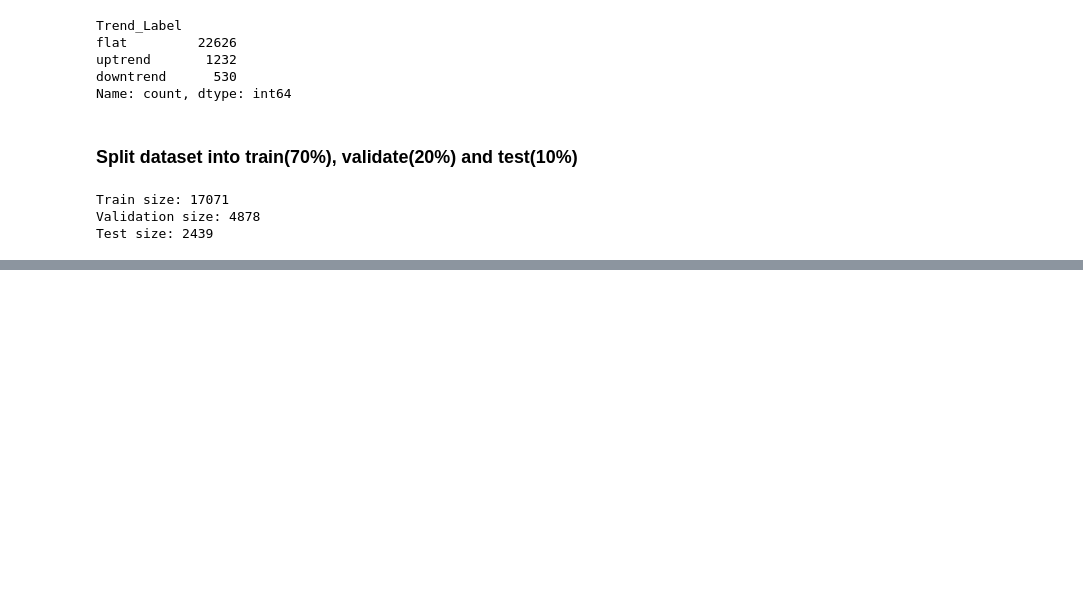
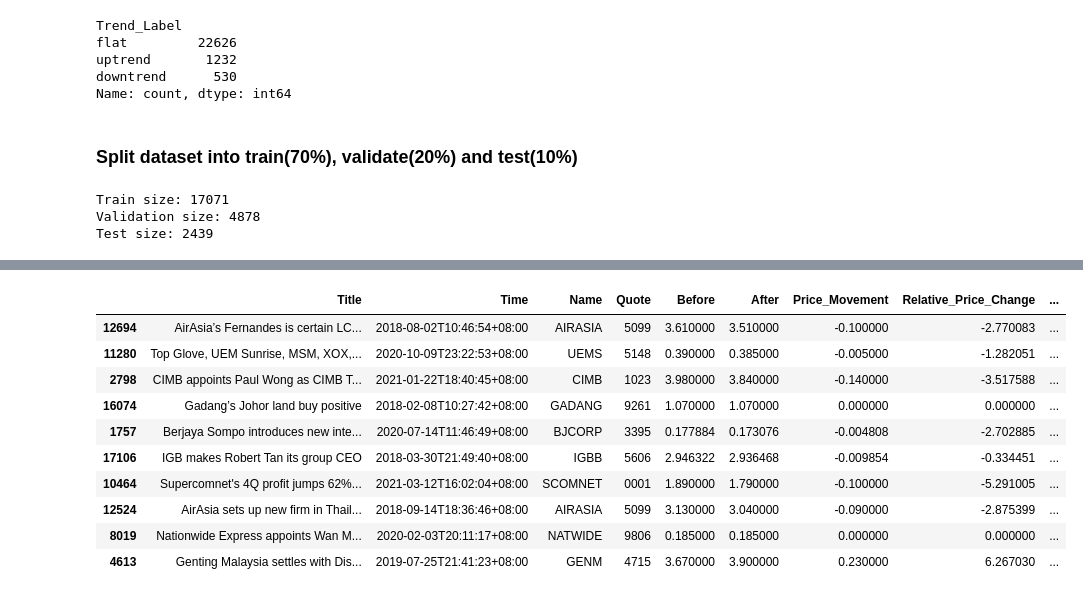
Before and after one commit to cshenglim0407/cpc353_Stock_Trend_Prediction, a Jupyter notebook: cpc353_assignment2.ipynb, the cells around one changed output, grey strips where cells are left out. Cells and saved outputs as stored; diff of their text form; code cells hidden in the pictures; blank space fills up the shorter version.

Commit message:
fix quote column type

```diff
--- a/cpc353_assignment2.ipynb
+++ b/cpc353_assignment2.ipynb
@@ -60,3 +60,6 @@ Quote       int64
 Before    float64
 After     float64
 dtype: object
+# %%
+# Ensure Quote is string and zero-padded to 4 digits
+stock_df["Quote"] = stock_df["Quote"].astype(str).str.zfill(4)
@@ -282 +311,15 @@ test_df.head(10)
 | 11614 | US Customs didn't give Sime Darby... | 2020-12-31T16:33:09+08:00 | SIMEPLT | 5285 | 5.080000 | 4.990000 | -0.090000 | -1.771654 | ... |
+# %%
+stock_df.sample(10)
+# %% [output]
+|  | Title | Time | Name | Quote | Before | After | Price_Movement | Relative_Price_Change | ... |
+| 12694 | AirAsia’s Fernandes is certain LC... | 2018-08-02T10:46:54+08:00 | AIRASIA | 5099 | 3.610000 | 3.510000 | -0.100000 | -2.770083 | ... |
+| 11280 | Top Glove, UEM Sunrise, MSM, XOX,... | 2020-10-09T23:22:53+08:00 | UEMS | 5148 | 0.390000 | 0.385000 | -0.005000 | -1.282051 | ... |
+| 2798 | CIMB appoints Paul Wong as CIMB T... | 2021-01-22T18:40:45+08:00 | CIMB | 1023 | 3.980000 | 3.840000 | -0.140000 | -3.517588 | ... |
+| 16074 | Gadang’s Johor land buy positive | 2018-02-08T10:27:42+08:00 | GADANG | 9261 | 1.070000 | 1.070000 | 0.000000 | 0.000000 | ... |
+| 1757 | Berjaya Sompo introduces new inte... | 2020-07-14T11:46:49+08:00 | BJCORP | 3395 | 0.177884 | 0.173076 | -0.004808 | -2.702885 | ... |
+| 17106 | IGB makes Robert Tan its group CEO | 2018-03-30T21:49:40+08:00 | IGBB | 5606 | 2.946322 | 2.936468 | -0.009854 | -0.334451 | ... |
+| 10464 | Supercomnet's 4Q profit jumps 62%... | 2021-03-12T16:02:04+08:00 | SCOMNET | 0001 | 1.890000 | 1.790000 | -0.100000 | -5.291005 | ... |
+| 12524 | AirAsia sets up new firm in Thail... | 2018-09-14T18:36:46+08:00 | AIRASIA | 5099 | 3.130000 | 3.040000 | -0.090000 | -2.875399 | ... |
+| 8019 | Nationwide Express appoints Wan M... | 2020-02-03T20:11:17+08:00 | NATWIDE | 9806 | 0.185000 | 0.185000 | 0.000000 | 0.000000 | ... |
+| 4613 | Genting Malaysia settles with Dis... | 2019-07-25T21:41:23+08:00 | GENM | 4715 | 3.670000 | 3.900000 | 0.230000 | 6.267030 | ... |
```
Also changed, not shown: parts of 8 cells of this notebook.
